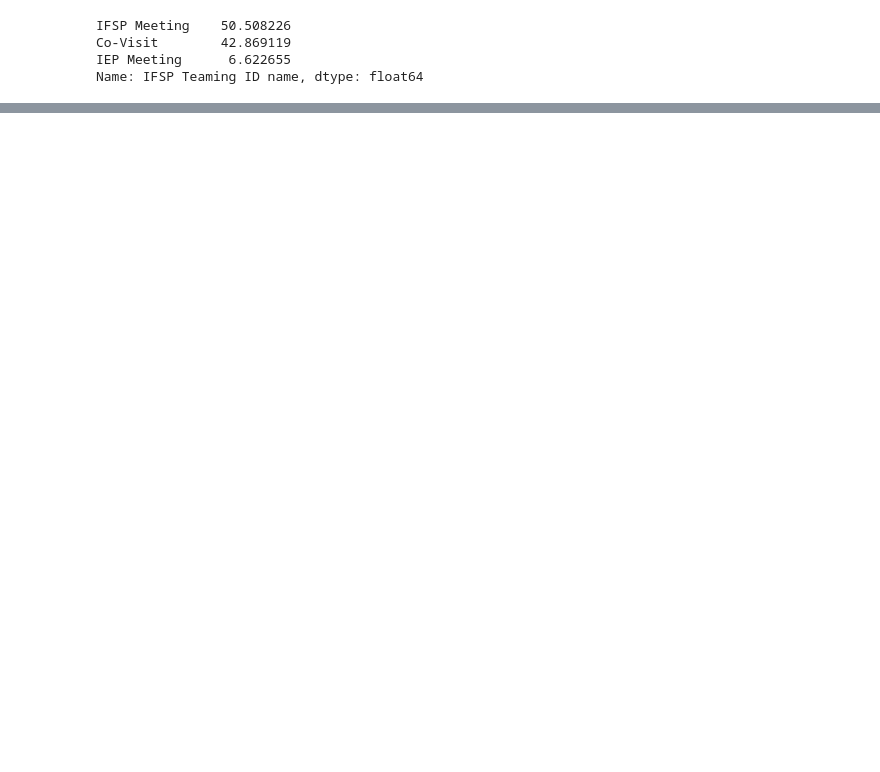
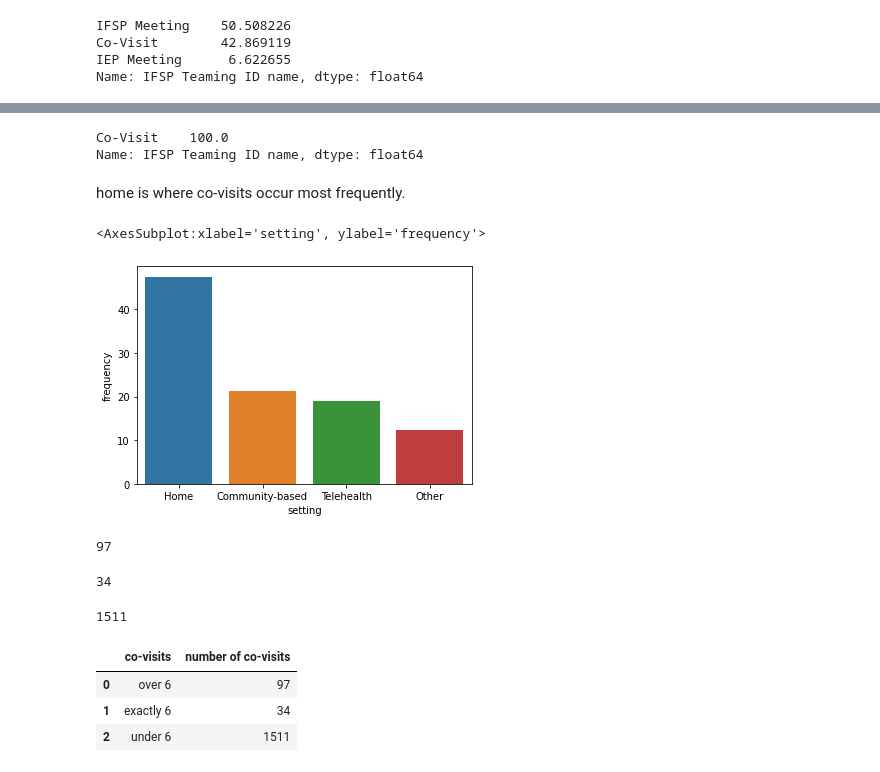
Before and after one commit to NSS-Data-Analytics-Cohort-8/teis_da8_1-new-balance-and-grill, a Jupyter notebook: notebooks/partner_project_2.ipynb, the cells around one changed output, grey strips where cells are left out. Cells and saved outputs as stored; diff of their text form; code cells hidden in the pictures; blank space fills up the shorter version.

```diff
--- a/notebooks/partner_project_2.ipynb
+++ b/notebooks/partner_project_2.ipynb
@@ -46,8 +47,8 @@ Analysis Questions:
 1. How many children are receiving co-visits? What is the rate of co-visits? That is, out of children how have an IFSP, how many are receiving co-visits?
 # %%
 q1_df = compiled_ifsp_df[compiled_ifsp_df["IFSP Teaming ID name"] == 'Co-Visit']
-q1_df = q1_df.groupby(['CHILD_ID'])
-q1_df.head()
+q1_df1 = q1_df[q1_df["SERVICE DELIVERY"] == 'Service Delivered']
+q1_df1
 # %% [output]
 |  | CHILD_ID | SERVICE_DATE | START_TIME | END_TIME | SERVICE_SETTING | SERVICE DELIVERY | ADD_USER | ADD_DATE | ... |
 | 1 | 457136 | 2022-02-15 | 14:00:00 | 15:00:00 | Community-based | Service Delivered | LEECAROL1 | 2022-02-16 05:29:12 | ... |
@@ -96,0 +129,3 @@ q2_df
+# %%
+q4_df = q1_df1['SERVICE_SETTING'].value_counts(normalize=True) * 100
+q4_df.info()
@@ -96,0 +141,3 @@ q2_df
+# %%
+q4_df1 = pd.DataFrame({'setting':q4_df.index, 'frequency':q4_df.values})
+q4_df1
@@ -96,0 +150,38 @@ q2_df
+# %%
+q1_df1['IFSP Teaming ID name'].value_counts(normalize=True) * 100
+# %% [output]
+Co-Visit    100.0
+Name: IFSP Teaming ID name, dtype: float64
+# %% [markdown]
+home is where co-visits occur most frequently.
+# %%
+sns.barplot(data=q4_df1, x="setting", y="frequency")
+# %% [output]
+<AxesSubplot:xlabel='setting', ylabel='frequency'>
+[figure, added]
+# %%
+over_6 = q1_df1.groupby(['CHILD_ID']).size()
+over_6_sort = over_6.sort_values(ascending=False)
+over_6_real = len(over_6_sort.loc[lambda x : x > 6])
+over_6_real
+# %% [output]
+97
+# %%
+only_6 = len(over_6_sort.loc[lambda x : x == 6])
+only_6
+# %% [output]
+34
+# %%
+under_6 = len(over_6_sort.loc[lambda x : x < 6])
+under_6
+# %% [output]
+1511
+# %%
+data = [['over 6', over_6_real], ['exactly 6', only_6], ['under 6', under_6]]
+df = pd.DataFrame(data, columns=['co-visits', 'number of co-visits'])
+df
+# %% [output]
+|  | co-visits | number of co-visits |
+| 0 | over 6 | 97 |
+| 1 | exactly 6 | 34 |
+| 2 | under 6 | 1511 |
```
Also changed, not shown: parts of 24 cells of this notebook.
